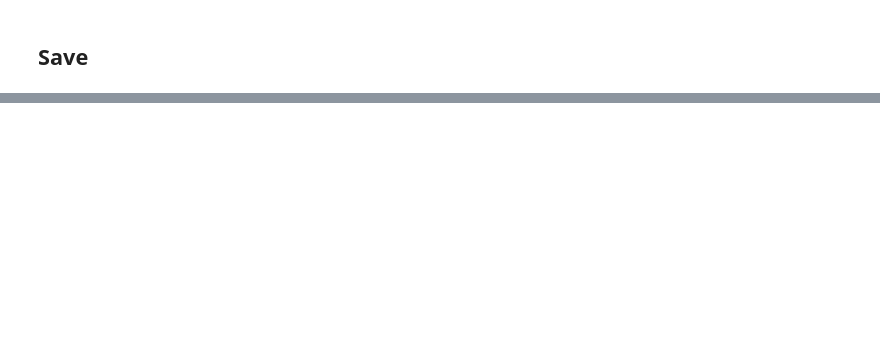
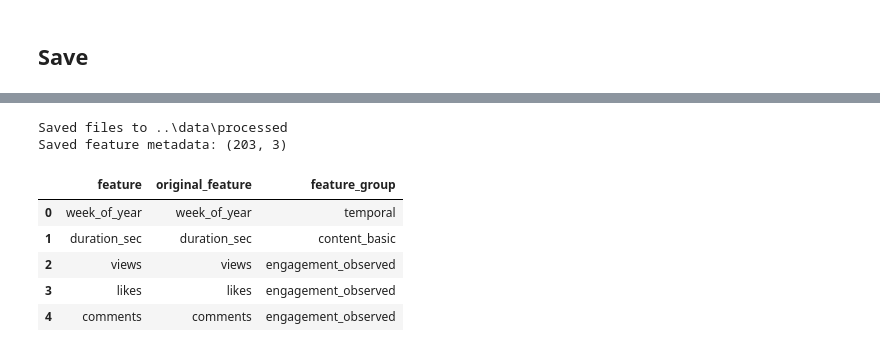
Before and after one commit to vivalavidax123/IML_A2, a Jupyter notebook: notebooks/preprocessing.ipynb, the cells around one changed output, grey strips where cells are left out. Saved outputs shown, nothing was run; the diff lists cells and outputs as text; code cells hidden in the pictures; blank space fills up the shorter version.

```diff
--- a/notebooks/preprocessing.ipynb
+++ b/notebooks/preprocessing.ipynb
@@ -347,0 +359,54 @@ Recommended next steps:
+# %%
+processed_dir = Path("../data/processed")
+processed_dir.mkdir(parents=True, exist_ok=True)
+
+raw_to_group = {
+    column: group
+    for group, columns in feature_groups.items()
+    for column in columns
+}
+
+feature_metadata_rows = []
+for encoded_feature in X_train.columns:
+    original_feature = encoded_feature
+    for categorical_column in categorical_columns:
+        if encoded_feature.startswith(f"{categorical_column}_"):
+            original_feature = categorical_column
+            break
+
+    feature_metadata_rows.append({
+        "feature": encoded_feature,
+        "original_feature": original_feature,
+        "feature_group": raw_to_group.get(original_feature, "other"),
+    })
+
+feature_metadata = pd.DataFrame(feature_metadata_rows)
+feature_group_table = feature_metadata[["feature_group", "feature"]].copy()
+
+train = X_train.copy()
+train[TARGET] = y_train
+
+validation = X_val.copy()
+validation[TARGET] = y_val
+
+test = X_test.copy()
+test[TARGET] = y_test
+
+train.to_csv(processed_dir / "train.csv", index=False)
+validation.to_csv(processed_dir / "validation.csv", index=False)
+test.to_csv(processed_dir / "test.csv", index=False)
+feature_metadata.to_csv(processed_dir / "feature_metadata.csv", index=False)
+feature_group_table.to_csv(processed_dir / "feature_groups.csv", index=False)
+
+print("Saved files to", processed_dir)
+print("Saved feature metadata:", feature_metadata.shape)
+display(feature_metadata.head())
+# %% [output]
+Saved files to ..\data\processed
+Saved feature metadata: (203, 3)
+|  | feature | original_feature | feature_group |
+| 0 | week_of_year | week_of_year | temporal |
+| 1 | duration_sec | duration_sec | content_basic |
+| 2 | views | views | engagement_observed |
+| 3 | likes | likes | engagement_observed |
+| 4 | comments | comments | engagement_observed |
```
Also changed, not shown: parts of 11 cells of this notebook.
